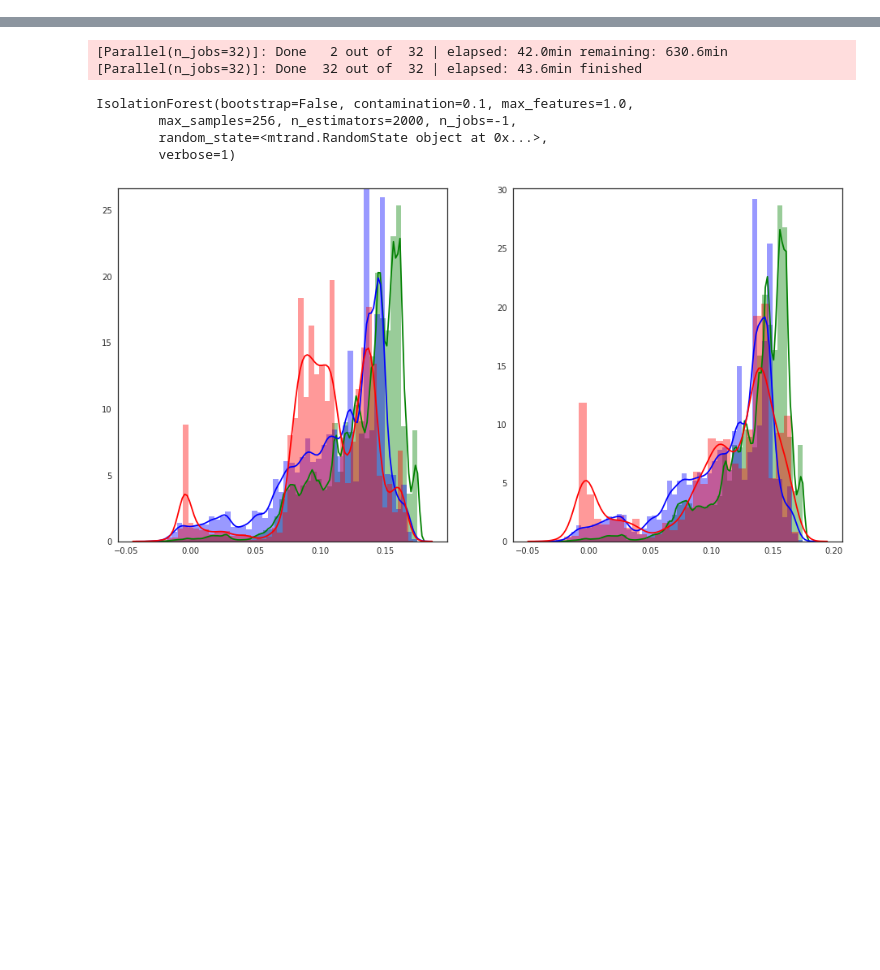
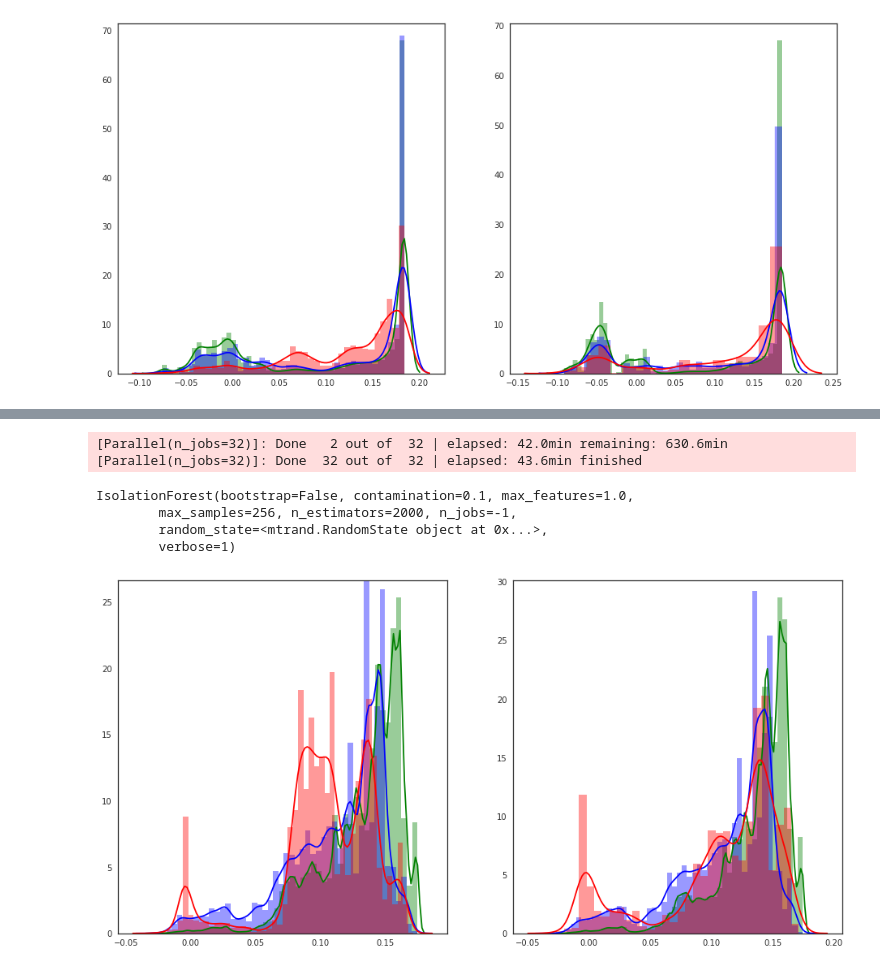
Before and after one commit to CogniveRussia/spring_2018, a Jupyter notebook: beconstant/notebooks/isof_fixed.ipynb, the cells around one changed output, grey strips where cells are left out. Drawn from its saved outputs; the diff is of its cells as text; code cells hidden in the pictures; blank space fills up the shorter version.

```diff
--- a/beconstant/notebooks/isof_fixed.ipynb
+++ b/beconstant/notebooks/isof_fixed.ipynb
@@ -519,0 +1161,17 @@ IsolationForest(bootstrap=False, contamination=0.1, max_features=1.0,
+# %%
+rng = np.random.RandomState(42)
+isof_input_target = IsolationForest(n_estimators=250, max_samples=256, random_state=rng, n_jobs=-1, verbose=1, memory_restricted=False)
+
+isof_input_target.fit(xtrain_input_target)
+
+train_input_target_links_scores = isof_input_target.decision_function(xtrain_input_target)
+test_input_target_links_scores = isof_input_target.decision_function(xtest_input_target)
+
+f, axes = plt.subplots(1, 2, figsize=(16, 8))
+colors = ['g', 'b', 'r']
+targets = [-1, 0, 1]
+for c, t in zip(colors, targets):
+    sns.distplot(train_input_target_links_scores[ytrain == t], color=c, ax=axes[0])
+
+for c, t in zip(colors, targets):
+    sns.distplot(test_input_target_links_scores[ytest == t], color=c, ax=axes[1])
@@ -519,0 +1181,11 @@ IsolationForest(bootstrap=False, contamination=0.1, max_features=1.0,
+# %%
+f, axes = plt.subplots(1, 2, figsize=(16, 8))
+colors = ['g', 'b', 'r']
+targets = [-1, 0, 1]
+for c, t in zip(colors, targets):
+    sns.distplot(train_input_target_links_scores[ytrain == t], color=c, ax=axes[0])
+
+for c, t in zip(colors, targets):
+    sns.distplot(test_input_target_links_scores[ytest == t], color=c, ax=axes[1])
+# %% [output]
+[figure, added]
```
Also changed, not shown: parts of 33 cells of this notebook, 3 other files.
